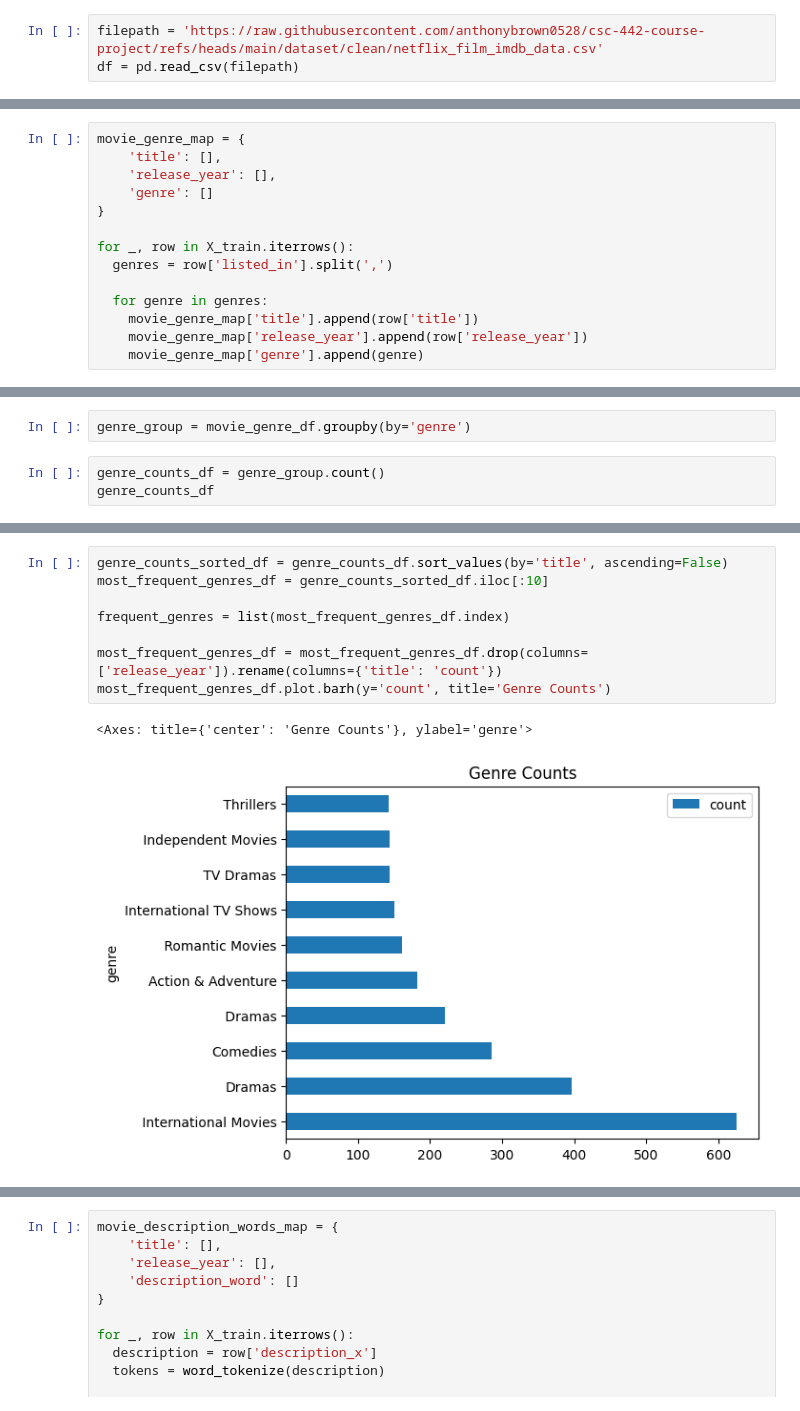
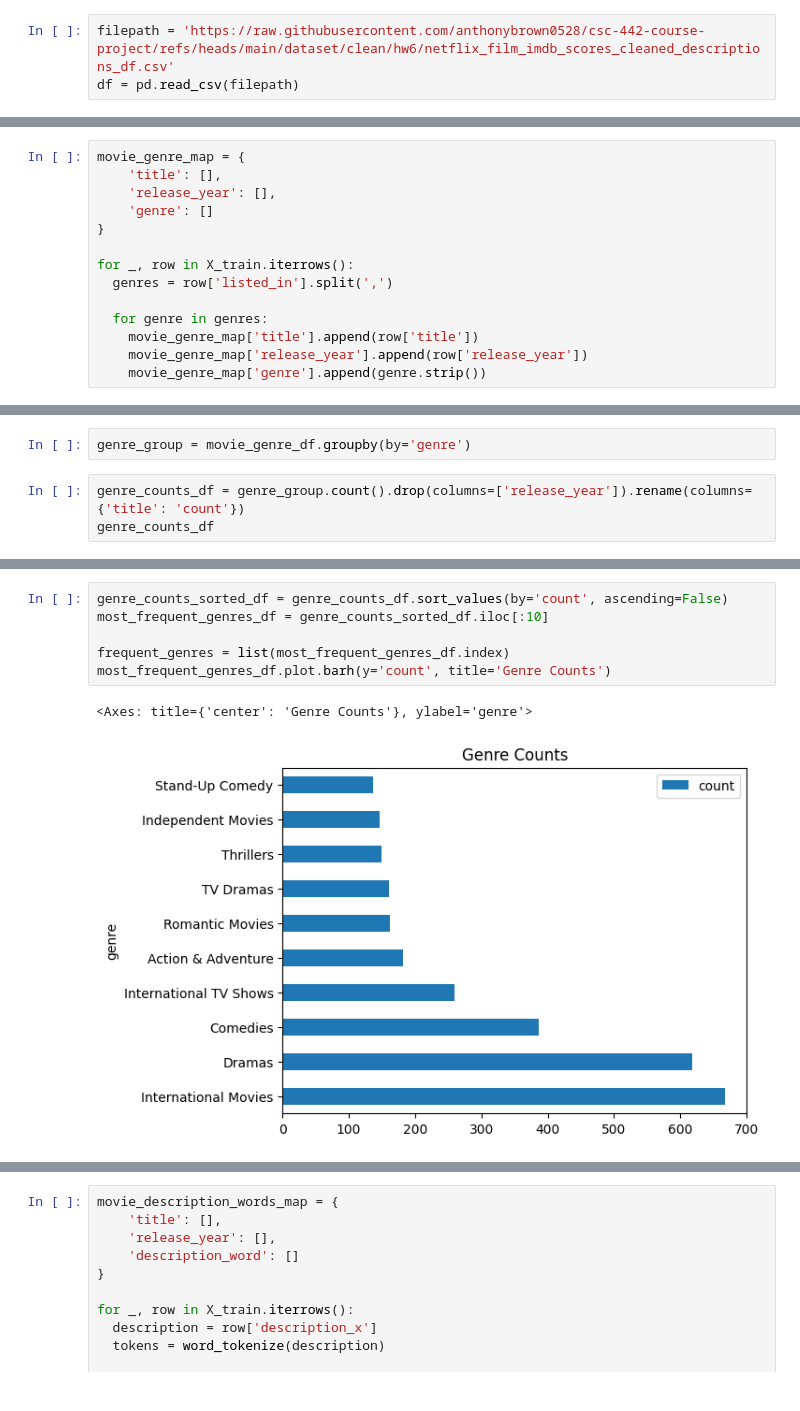
Before and after one commit to anthonybrown0528/csc-442-course-project, a Jupyter notebook: notebook/hw6/genre_description_score_analysis.ipynb, the cells around one changed output, grey strips where cells are left out. Cells and saved outputs as stored; diff of their text form.

```diff
--- a/notebook/hw6/genre_description_score_analysis.ipynb
+++ b/notebook/hw6/genre_description_score_analysis.ipynb
@@ -5,5 +7,5 @@ import pandas as pd
 # %%
-filepath = 'https://raw.githubusercontent.com/anthonybrown0528/csc-442-course-project/refs/heads/main/dataset/clean/netflix_film_imdb_data.csv'
+filepath = 'https://raw.githubusercontent.com/anthonybrown0528/csc-442-course-project/refs/heads/main/dataset/clean/hw6/netflix_film_imdb_scores_cleaned_descriptions_df.csv'
 df = pd.read_csv(filepath)
 # %%
 df.head()
@@ -56,7 +64,7 @@ for _, row in X_train.iterrows():
   for genre in genres:
     movie_genre_map['title'].append(row['title'])
     movie_genre_map['release_year'].append(row['release_year'])
-    movie_genre_map['genre'].append(genre)
+    movie_genre_map['genre'].append(genre.strip())
 # %%
 movie_genre_df = pd.DataFrame(movie_genre_map)
 movie_genre_df
@@ -77,6 +112,6 @@ movie_genre_df
 # %%
 genre_group = movie_genre_df.groupby(by='genre')
 # %%
-genre_counts_df = genre_group.count()
+genre_counts_df = genre_group.count().drop(columns=['release_year']).rename(columns={'title': 'count'})
 genre_counts_df
 # %% [output]
@@ -97,11 +136,9 @@ genre_counts_df
 # %%
-genre_counts_sorted_df = genre_counts_df.sort_values(by='title', ascending=False)
+genre_counts_sorted_df = genre_counts_df.sort_values(by='count', ascending=False)
 most_frequent_genres_df = genre_counts_sorted_df.iloc[:10]
 
 frequent_genres = list(most_frequent_genres_df.index)
-
-most_frequent_genres_df = most_frequent_genres_df.drop(columns=['release_year']).rename(columns={'title': 'count'})
 most_frequent_genres_df.plot.barh(y='count', title='Genre Counts')
 # %% [output]
 <Axes: title={'center': 'Genre Counts'}, ylabel='genre'>
-[figure, old version]
+[figure, new version]
```
Also changed, not shown: parts of 33 cells of this notebook.
